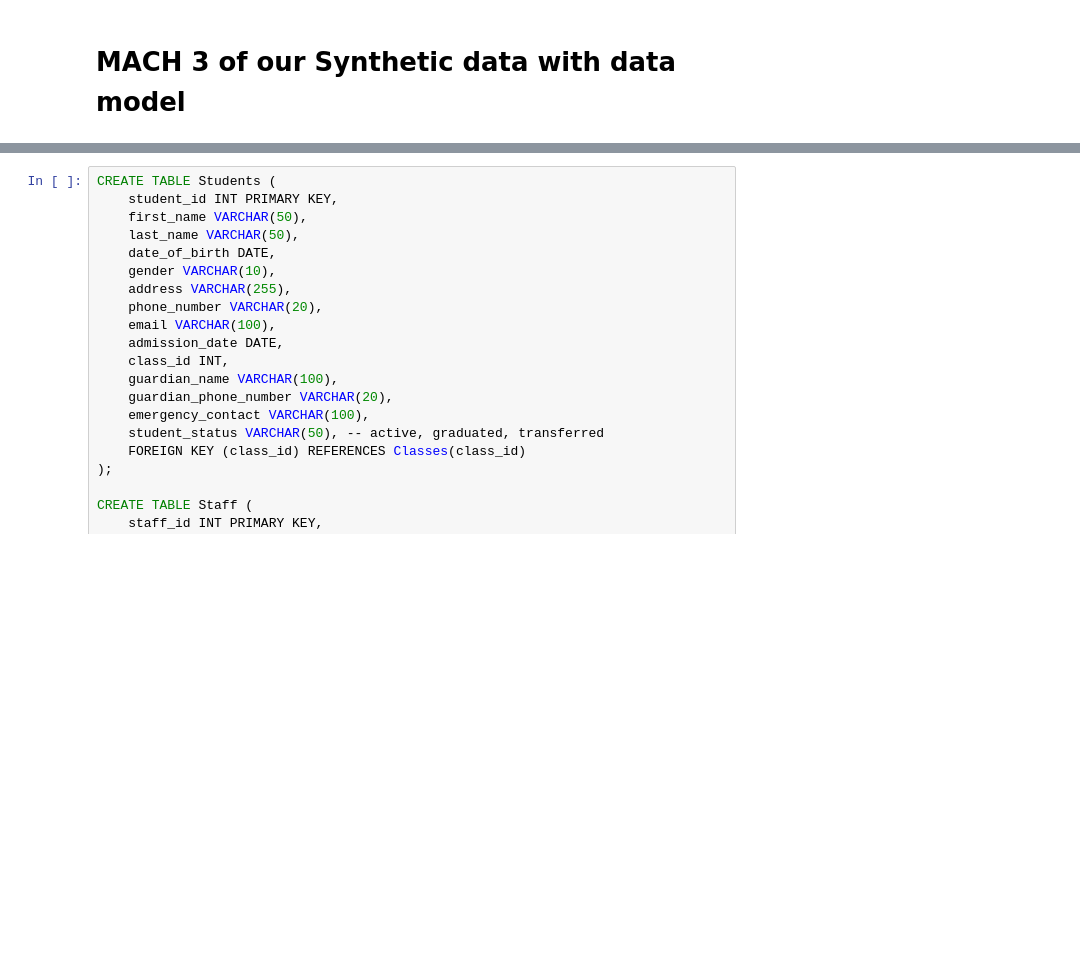
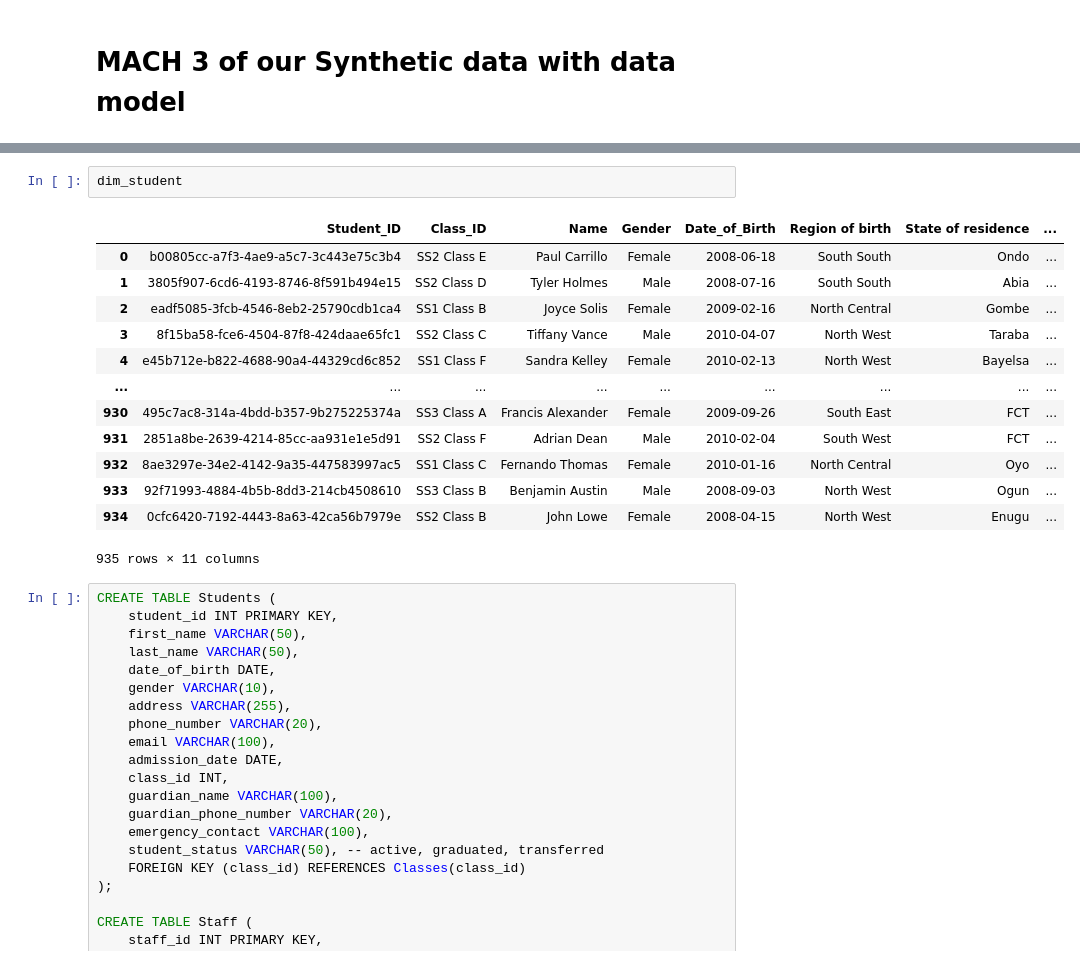
Before and after one commit to George-Michael-Dagogo/Tech-Blog-Pipeline, a Jupyter notebook: fake.ipynb, the cells around one changed output, grey strips where cells are left out. Cells and saved outputs as stored; diff of their text form; blank space fills up the shorter version.

```diff
--- a/fake.ipynb
+++ b/fake.ipynb
@@ -575,3 +601,19 @@ Dim School:
+# %%
+dim_student
+# %% [output]
+|  | Student_ID | Class_ID | Name | Gender | Date_of_Birth | Region of birth | State of residence | ... |
+| 0 | b00805cc-a7f3-4ae9-a5c7-3c443e75c3b4 | SS2 Class E | Paul Carrillo | Female | 2008-06-18 | South South | Ondo | ... |
+| 1 | 3805f907-6cd6-4193-8746-8f591b494e15 | SS2 Class D | Tyler Holmes | Male | 2008-07-16 | South South | Abia | ... |
+| 2 | eadf5085-3fcb-4546-8eb2-25790cdb1ca4 | SS1 Class B | Joyce Solis | Female | 2009-02-16 | North Central | Gombe | ... |
+| 3 | 8f15ba58-fce6-4504-87f8-424daae65fc1 | SS2 Class C | Tiffany Vance | Male | 2010-04-07 | North West | Taraba | ... |
+| 4 | e45b712e-b822-4688-90a4-44329cd6c852 | SS1 Class F | Sandra Kelley | Female | 2010-02-13 | North West | Bayelsa | ... |
+| ... | ... | ... | ... | ... | ... | ... | ... | ... |
+| 930 | 495c7ac8-314a-4bdd-b357-9b275225374a | SS3 Class A | Francis Alexander | Female | 2009-09-26 | South East | FCT | ... |
+| 931 | 2851a8be-2639-4214-85cc-aa931e1e5d91 | SS2 Class F | Adrian Dean | Male | 2010-02-04 | South West | FCT | ... |
+| 932 | 8ae3297e-34e2-4142-9a35-447583997ac5 | SS1 Class C | Fernando Thomas | Female | 2010-01-16 | North Central | Oyo | ... |
+| 933 | 92f71993-4884-4b5b-8dd3-214cb4508610 | SS3 Class B | Benjamin Austin | Male | 2008-09-03 | North West | Ogun | ... |
+| 934 | 0cfc6420-7192-4443-8a63-42ca56b7979e | SS2 Class B | John Lowe | Female | 2008-04-15 | North West | Enugu | ... |
+935 rows × 11 columns
 # %%
 CREATE TABLE Students (
     student_id INT PRIMARY KEY,
```
Also changed, not shown: parts of 3 cells of this notebook, 21 other files.
